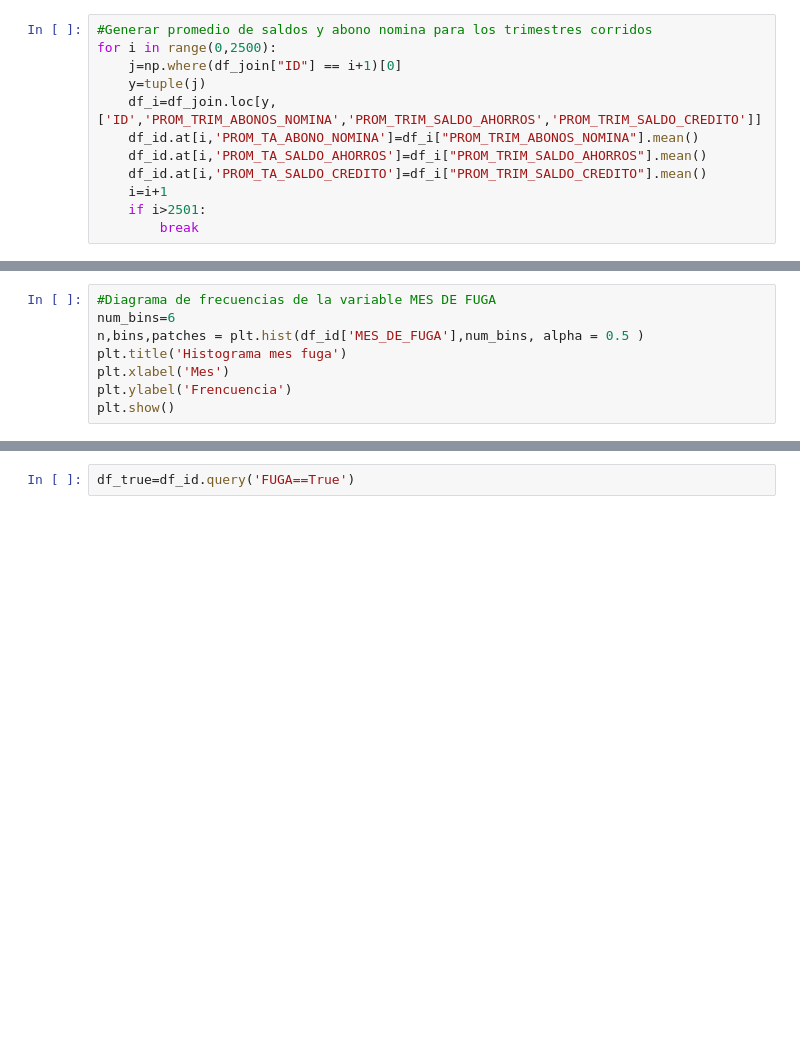
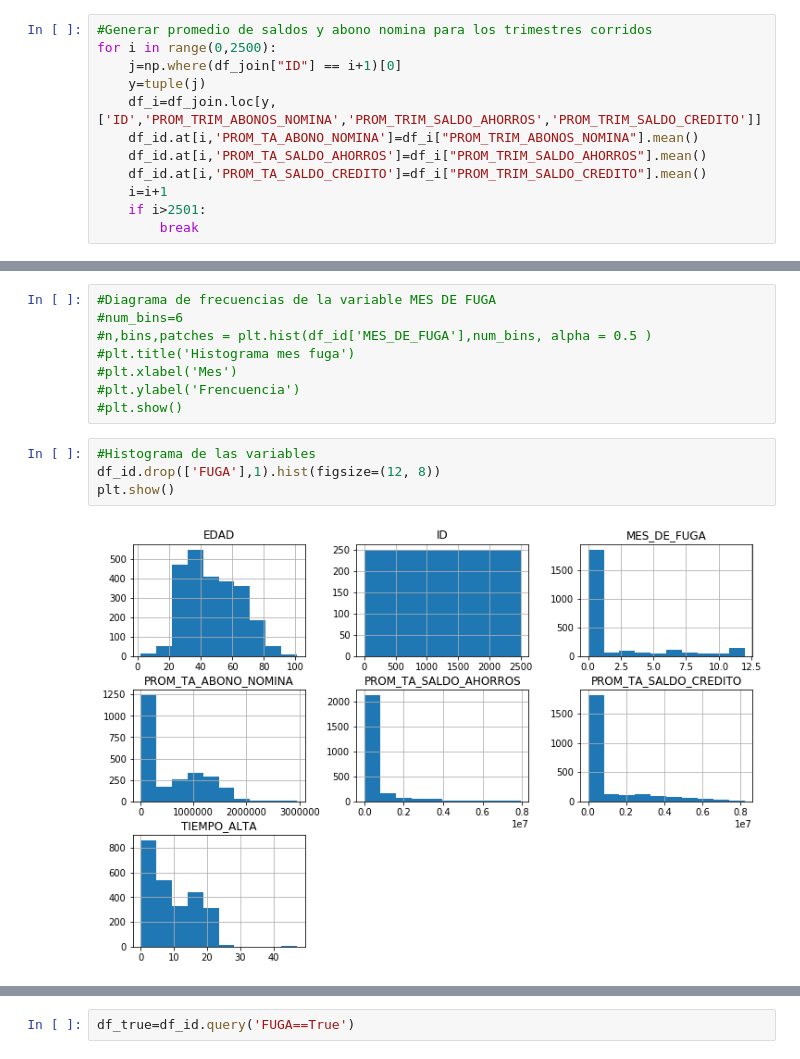
Before and after one commit to AndreaCarolinaSanchezValdes/YPD_Andrea_S-nchez, a Jupyter notebook: YPD.ipynb, the cells around one changed output, grey strips where cells are left out. Saved outputs shown, nothing was run; the diff lists cells and outputs as text; blank space fills up the shorter version.

```diff
--- a/YPD.ipynb
+++ b/YPD.ipynb
@@ -281,11 +542,17 @@ sns.heatmap(df_id.corr(), square=True, annot=True)
 # %%
 #Diagrama de frecuencias de la variable MES DE FUGA
-num_bins=6
-n,bins,patches = plt.hist(df_id['MES_DE_FUGA'],num_bins, alpha = 0.5 )
-plt.title('Histograma mes fuga')
-plt.xlabel('Mes')
-plt.ylabel('Frencuencia')
-plt.show()
+#num_bins=6
+#n,bins,patches = plt.hist(df_id['MES_DE_FUGA'],num_bins, alpha = 0.5 )
+#plt.title('Histograma mes fuga')
+#plt.xlabel('Mes')
+#plt.ylabel('Frencuencia')
+#plt.show()
+# %%
+#Histograma de las variables
+df_id.drop(['FUGA'],1).hist(figsize=(12, 8))
+plt.show()
+# %% [output]
+[figure, added]
 # %%
 #Frecuencias según la variable SEXO
 df_id['SEXO'].value_counts()
```
Also changed, not shown: parts of 98 cells of this notebook, 2 other files.
